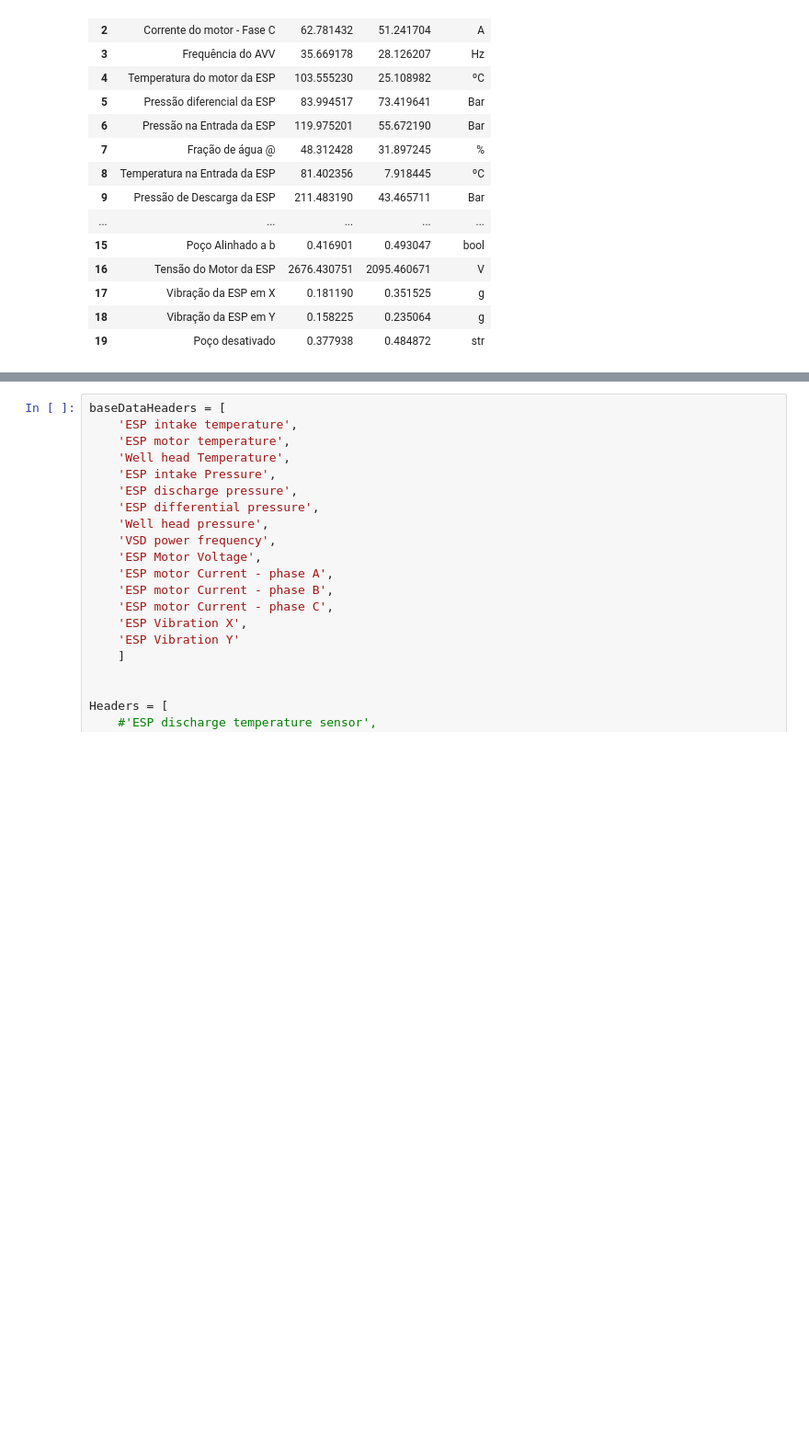
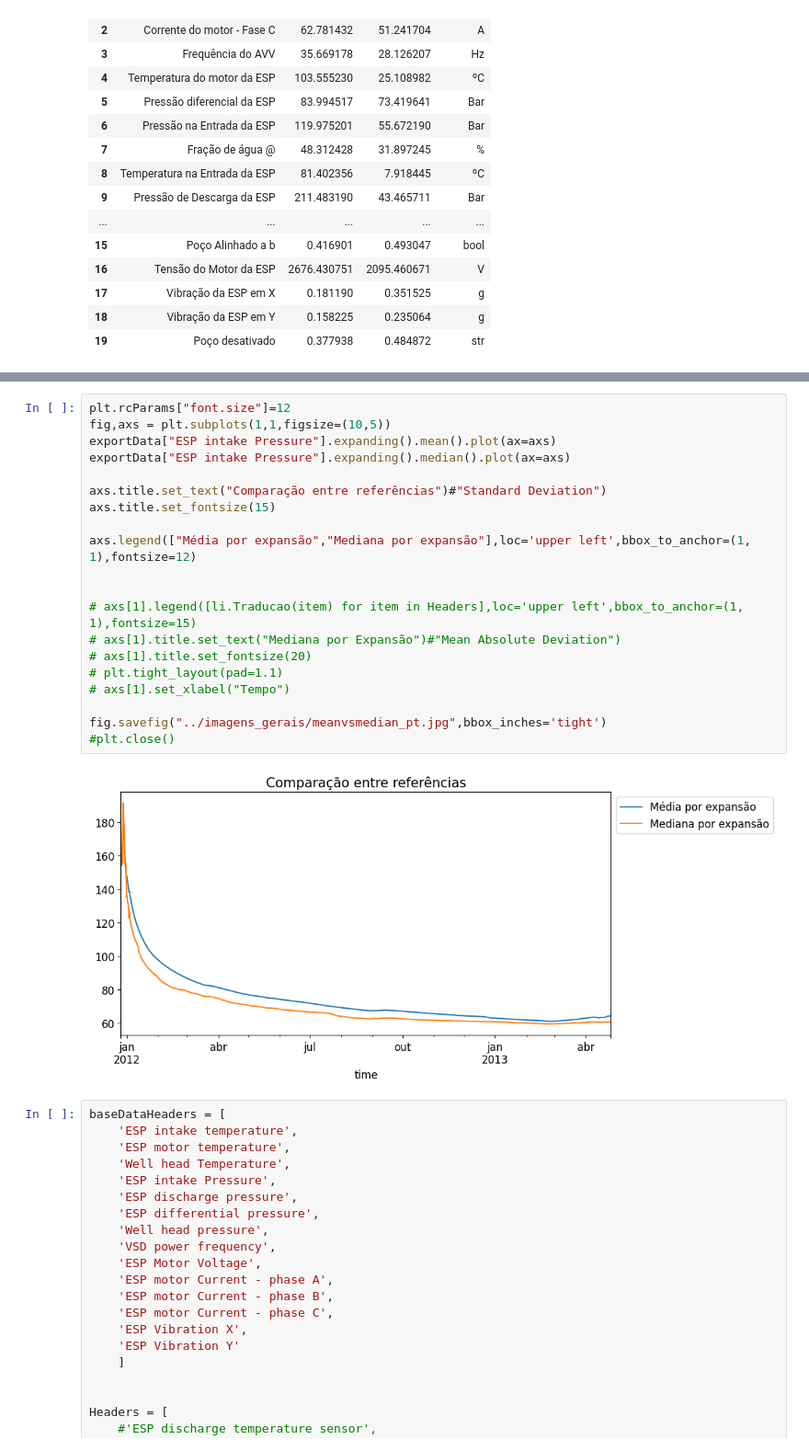
Before and after one commit to RL2-SP3/LISSA, a Jupyter notebook: examples/pump_data_cleaning.ipynb, the cells around one changed output, grey strips where cells are left out. Shown at 92% size. Cells and saved outputs as stored; diff of their text form; blank space fills up the shorter version.

Commit message:
modified:   examples/analise_dados_PCA.ipynb 	modified:   examples/analise_modelos_hmm_direta.ipynb 	modified:   examples/method_examples/exemplos.ipynb 	modified:   examples/pump_data_cleaning.ipynb

```diff
--- a/examples/pump_data_cleaning.ipynb
+++ b/examples/pump_data_cleaning.ipynb
@@ -162,6 +163,28 @@ axs[1].set_xlabel("Tempo")
 
 fig.savefig("../imagens_gerais/madvsnormal_pt.jpg",bbox_inches='tight')
 plt.close()
+# %%
+plt.rcParams["font.size"]=12
+fig,axs = plt.subplots(1,1,figsize=(10,5))
+exportData["ESP intake Pressure"].expanding().mean().plot(ax=axs)
+exportData["ESP intake Pressure"].expanding().median().plot(ax=axs)
+
+axs.title.set_text("Comparação entre referências")#"Standard Deviation")
+axs.title.set_fontsize(15)
+
+axs.legend(["Média por expansão","Mediana por expansão"],loc='upper left',bbox_to_anchor=(1, 1),fontsize=12)
+
+
+# axs[1].legend([li.Traducao(item) for item in Headers],loc='upper left',bbox_to_anchor=(1, 1),fontsize=15)
+# axs[1].title.set_text("Mediana por Expansão")#"Mean Absolute Deviation")
+# axs[1].title.set_fontsize(20)
+# plt.tight_layout(pad=1.1)
+# axs[1].set_xlabel("Tempo")
+
+fig.savefig("../imagens_gerais/meanvsmedian_pt.jpg",bbox_inches='tight')
+#plt.close()
+# %% [output]
+[figure, added]
 # %%
 baseDataHeaders = [
     'ESP intake temperature',
```
Also changed, not shown: parts of 1 cell of this notebook, 3 other files.
